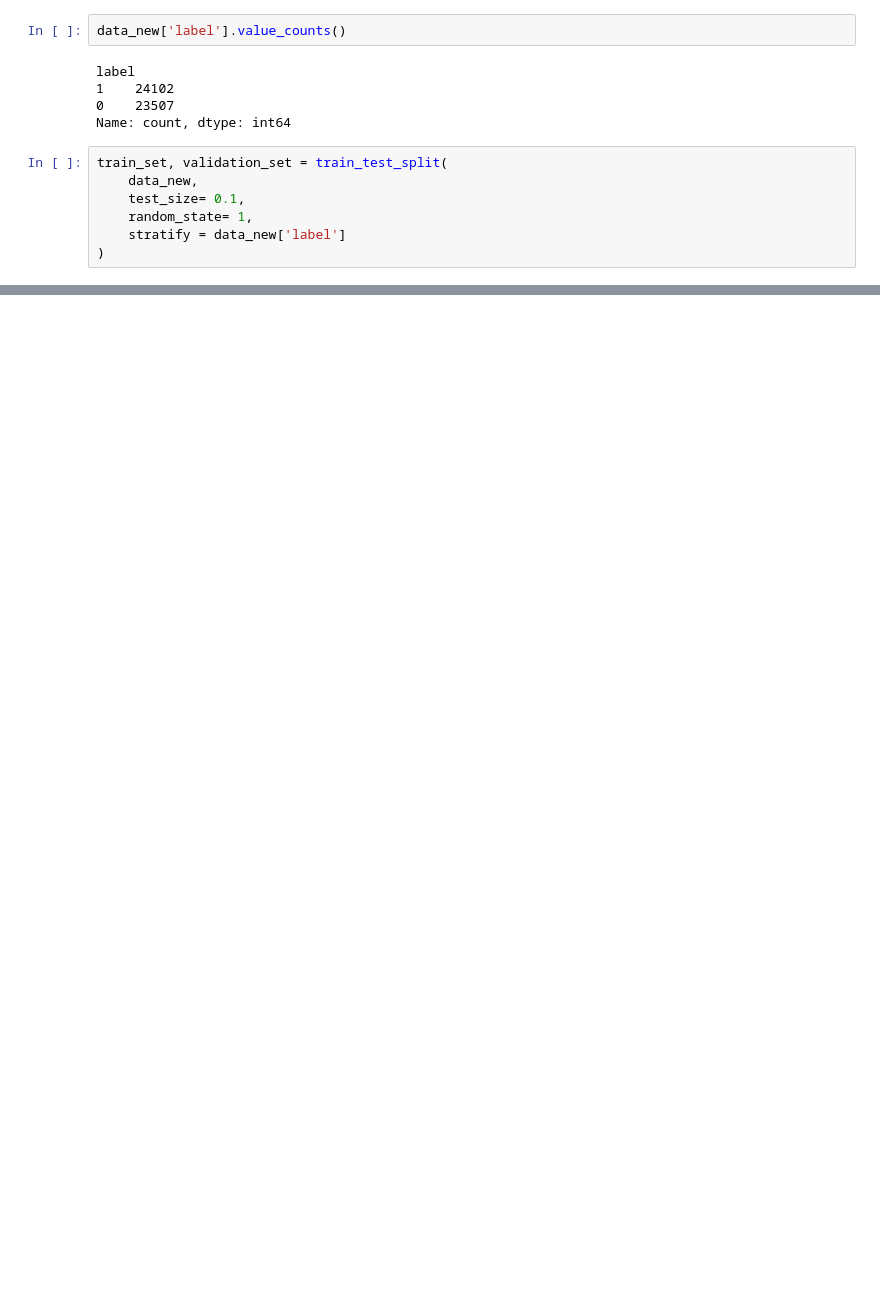
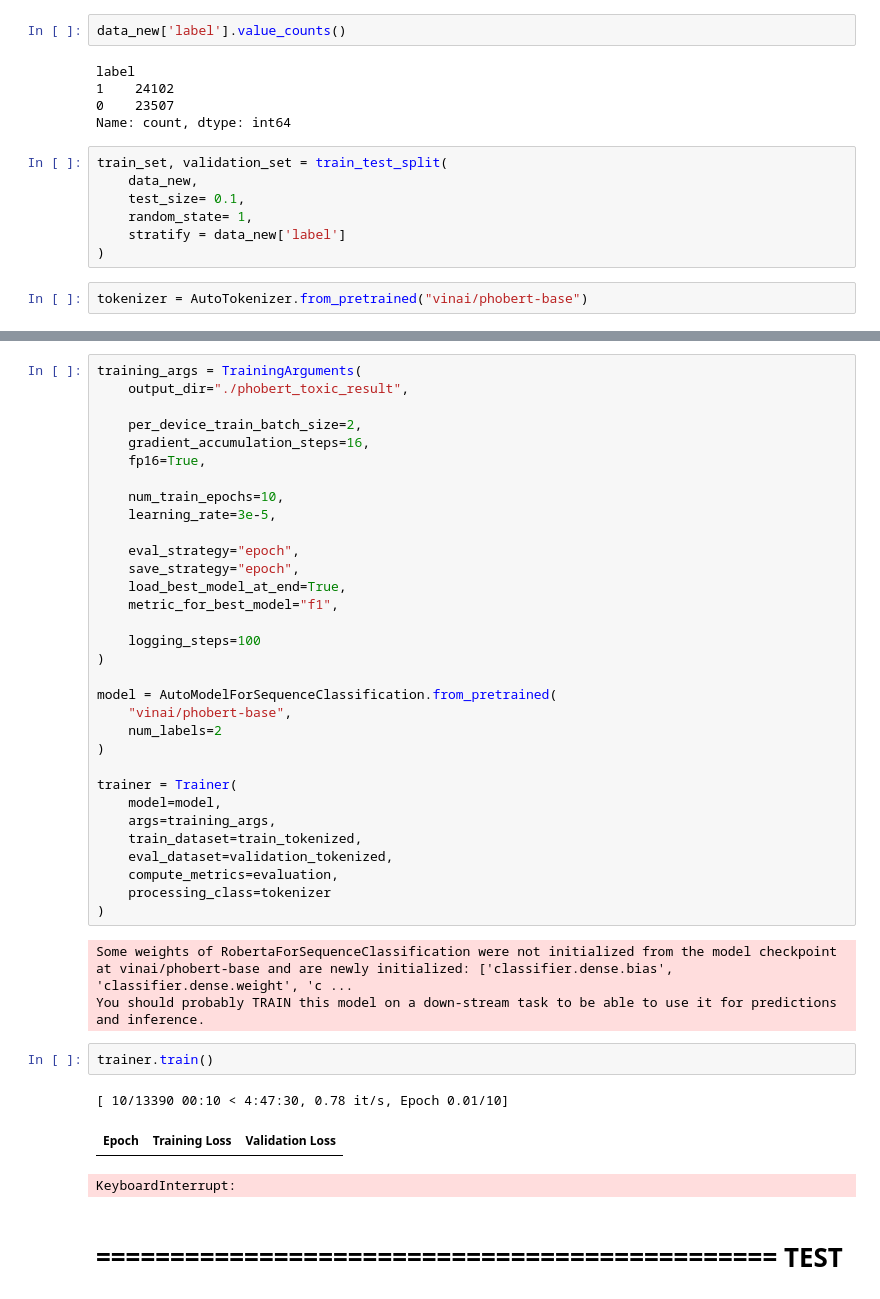
Before and after one commit to kunnic/nlp-final, a Jupyter notebook: encoder.ipynb, the cells around one changed output, grey strips where cells are left out. Drawn from its saved outputs; the diff is of its cells as text; blank space fills up the shorter version.

```diff
--- a/encoder.ipynb
+++ b/encoder.ipynb
@@ -268,3 +264,5 @@ train_set, validation_set = train_test_split(
     random_state= 1,
     stratify = data_new['label']
 )
+# %%
+tokenizer = AutoTokenizer.from_pretrained("vinai/phobert-base")
@@ -270,0 +289,45 @@ train_set, validation_set = train_test_split(
+# %%
+training_args = TrainingArguments(
+    output_dir="./phobert_toxic_result",
+
+    per_device_train_batch_size=2,
+    gradient_accumulation_steps=16,
+    fp16=True,
+
+    num_train_epochs=10,
+    learning_rate=3e-5,
+
+    eval_strategy="epoch",
+    save_strategy="epoch",
+    load_best_model_at_end=True,
+    metric_for_best_model="f1",
+
+    logging_steps=100
+)
+
+model = AutoModelForSequenceClassification.from_pretrained(
+    "vinai/phobert-base",
+    num_labels=2
+)
+
+trainer = Trainer(
+    model=model,
+    args=training_args,
+    train_dataset=train_tokenized,
+    eval_dataset=validation_tokenized,
+    compute_metrics=evaluation,
+    processing_class=tokenizer
+)
+# %% [output]
+Some weights of RobertaForSequenceClassification were not initialized from the model checkpoint at vinai/phobert-base and are newly initialized: ['classifier.dense.bias', 'classifier.dense.weight', 'c ...
+You should probably TRAIN this model on a down-stream task to be able to use it for predictions and inference.
+# %%
+trainer.train()
+# %% [output]
+[ 10/13390 00:10 < 4:47:30, 0.78 it/s, Epoch 0.01/10]
+| Epoch | Training Loss | Validation Loss |
+KeyboardInterrupt:
+# %% [markdown]
+==============================================
+TEST
+==============================================
```
Also changed, not shown: parts of 25 cells of this notebook, 10 other files.
